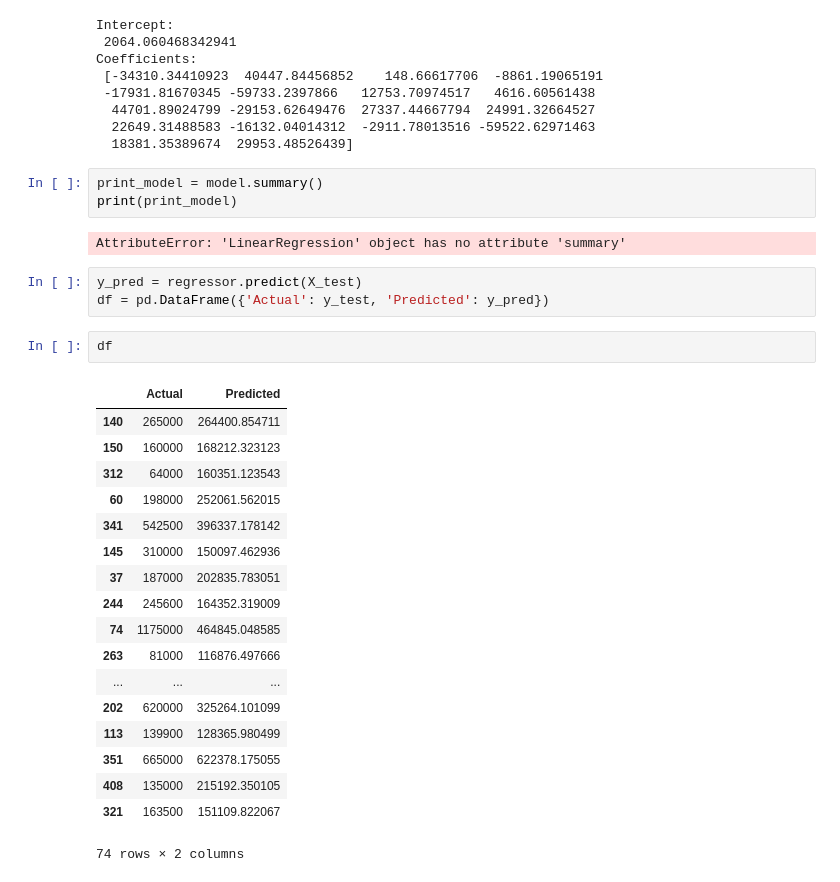
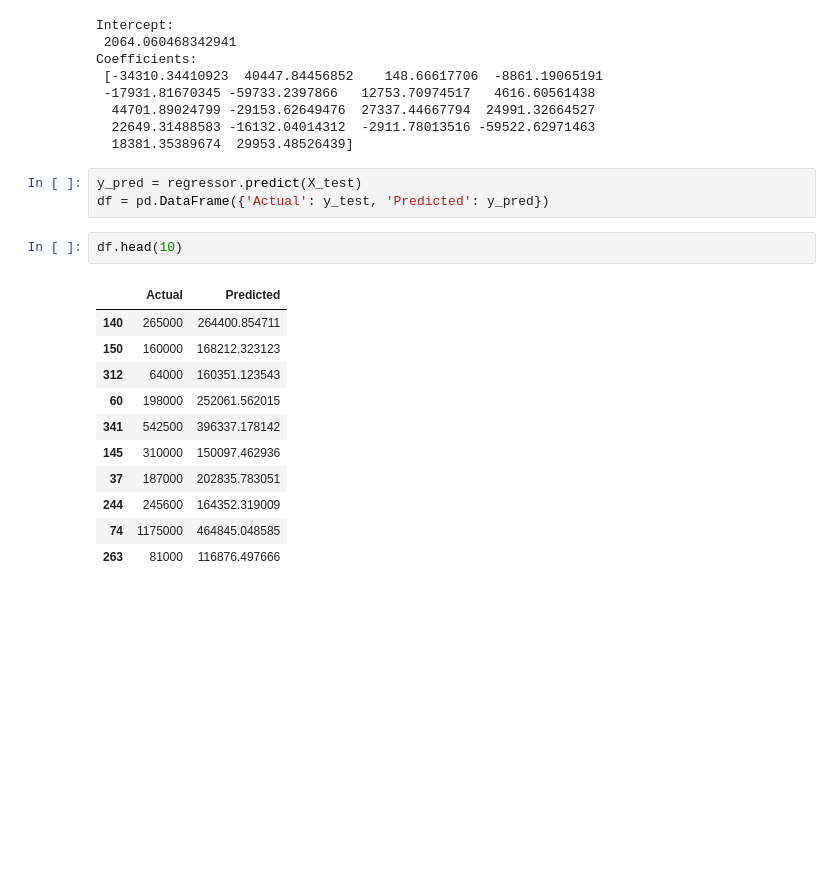
Before and after one commit to janewakef/RealEstateProject, a Jupyter notebook: Real Estate Modeling.ipynb, the cells around one changed output. Saved outputs shown, nothing was run; the diff lists cells and outputs as text; blank space fills up the shorter version.

```diff
--- a/Real Estate Modeling.ipynb
+++ b/Real Estate Modeling.ipynb
@@ -164,35 +133,23 @@ Coefficients:
   44701.89024799 -29153.62649476  27337.44667794  24991.32664527
   22649.31488583 -16132.04014312  -2911.78013516 -59522.62971463
   18381.35389674  29953.48526439]
-# %%
-print_model = model.summary()
-print(print_model)
-# %% [output]
-AttributeError: 'LinearRegression' object has no attribute 'summary'
 # %%
 y_pred = regressor.predict(X_test)
 df = pd.DataFrame({'Actual': y_test, 'Predicted': y_pred})
 # %%
-df
+df.head(10)
 # %% [output]
 |  | Actual | Predicted |
 | 140 | 265000 | 264400.854711 |
 | 150 | 160000 | 168212.323123 |
 | 312 | 64000 | 160351.123543 |
 | 60 | 198000 | 252061.562015 |
 | 341 | 542500 | 396337.178142 |
 | 145 | 310000 | 150097.462936 |
 | 37 | 187000 | 202835.783051 |
 | 244 | 245600 | 164352.319009 |
 | 74 | 1175000 | 464845.048585 |
 | 263 | 81000 | 116876.497666 |
-| ... | ... | ... |
-| 202 | 620000 | 325264.101099 |
-| 113 | 139900 | 128365.980499 |
-| 351 | 665000 | 622378.175055 |
-| 408 | 135000 | 215192.350105 |
-| 321 | 163500 | 151109.822067 |
-74 rows × 2 columns
 # %%
 # with statsmodels
 X = sm.add_constant(X) # adding a constant
```
Also changed, not shown: parts of 5 cells of this notebook.
